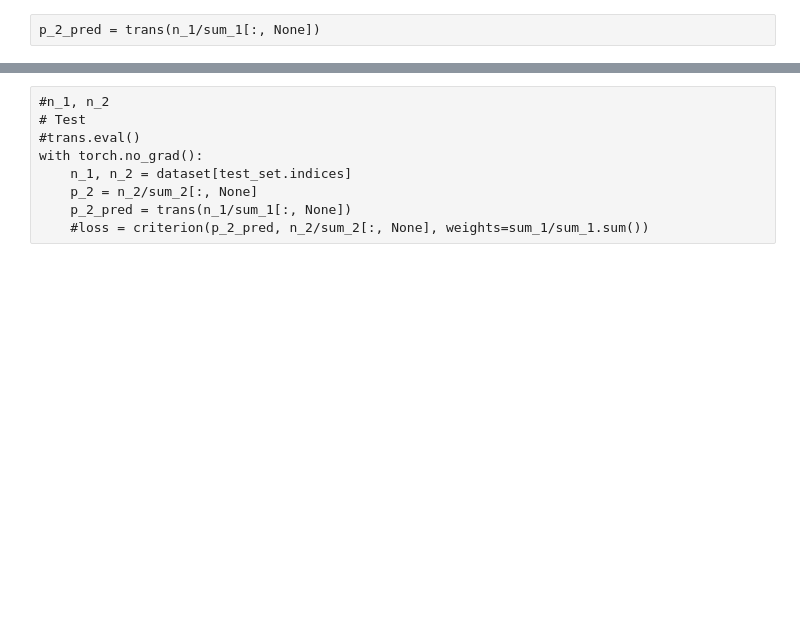
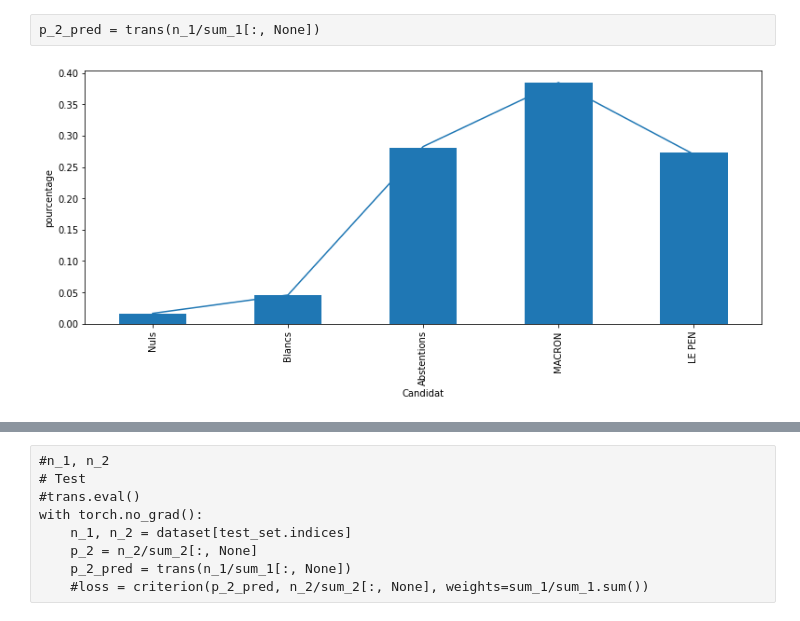
Before and after one commit to laurentperrinet/2022-05-04_transfert-des-voix, a Jupyter notebook: 2022-05-04_transfert-des-voix.ipynb, the cells around one changed output, grey strips where cells are left out. Saved outputs shown, nothing was run; the diff lists cells and outputs as text; code cells hidden in the pictures; blank space fills up the shorter version.

```diff
--- a/2022-05-04_transfert-des-voix.ipynb
+++ b/2022-05-04_transfert-des-voix.ipynb
@@ -725,3 +776,16 @@ trans.linear.weight
 trans.linear.weight.sum(0)
 # %% [raw]
 p_2_pred = trans(n_1/sum_1[:, None])
+# %%
+fig, ax = plt.subplots(figsize=(13, 5))
+k = df_2.sum()/df_2.sum().sum()
+ax = k.plot.bar(ax=ax)
+p_2_average = (p_2*sum_2[:, None]).sum(axis=0)/sum_2.sum()
+ax.plot(p_2_average)
+ax.set_xlabel('Candidat')
+#ax.set_xlim(1, 10)
+#ax.set_xticks(np.arange(1, 10)+.5)
+#ax.set_xticklabels(np.arange(1, 10)) , rotation=45
+ax.set_ylabel('pourcentage');
+# %% [output]
+[figure, added]
```
Also changed, not shown: parts of 25 cells of this notebook.
